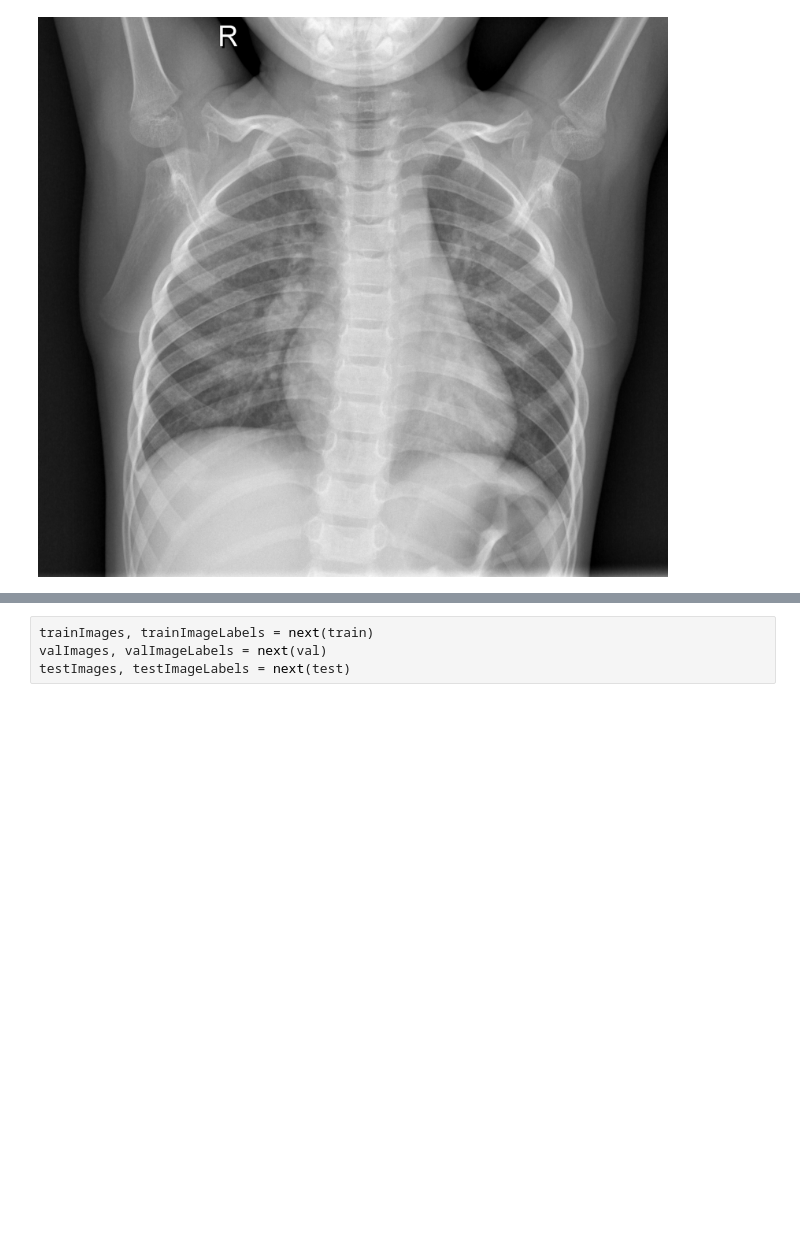
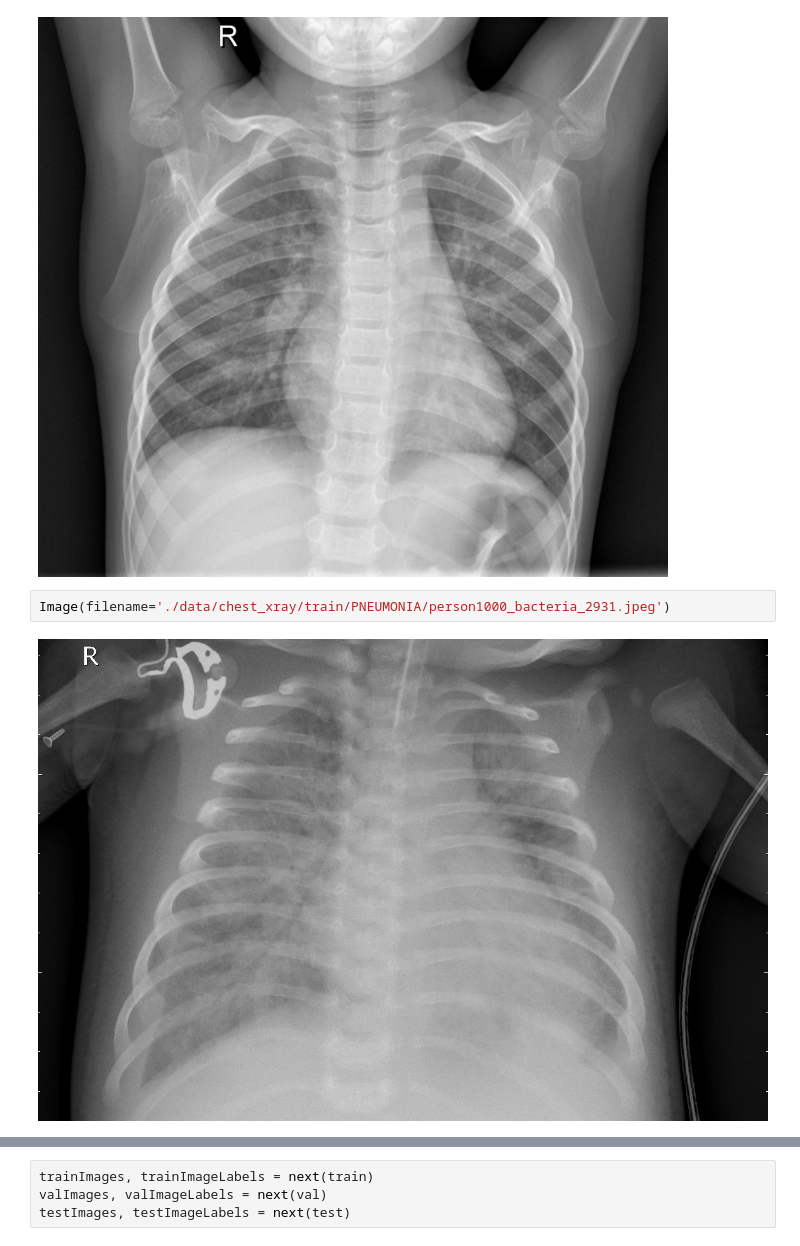
Before and after one commit to minthammock/dsc-mod-4-project-v2-1-onl01-dtsc-pt-041320, a Jupyter notebook: project_notebook.ipynb, the cells around one changed output, grey strips where cells are left out. Saved outputs shown, nothing was run; the diff lists cells and outputs as text; blank space fills up the shorter version.

```diff
--- a/project_notebook.ipynb
+++ b/project_notebook.ipynb
@@ -52,3 +57,7 @@ im1.size # (width,height) tuple
 Image(filename='./data/chest_xray/train/NORMAL/IM-0115-0001.jpeg')
 # %% [output]
 [figure]
+# %%
+Image(filename='./data/chest_xray/train/PNEUMONIA/person1000_bacteria_2931.jpeg')
+# %% [output]
+[figure, added]
```
Also changed, not shown: parts of 87 cells of this notebook, 2 other files.
